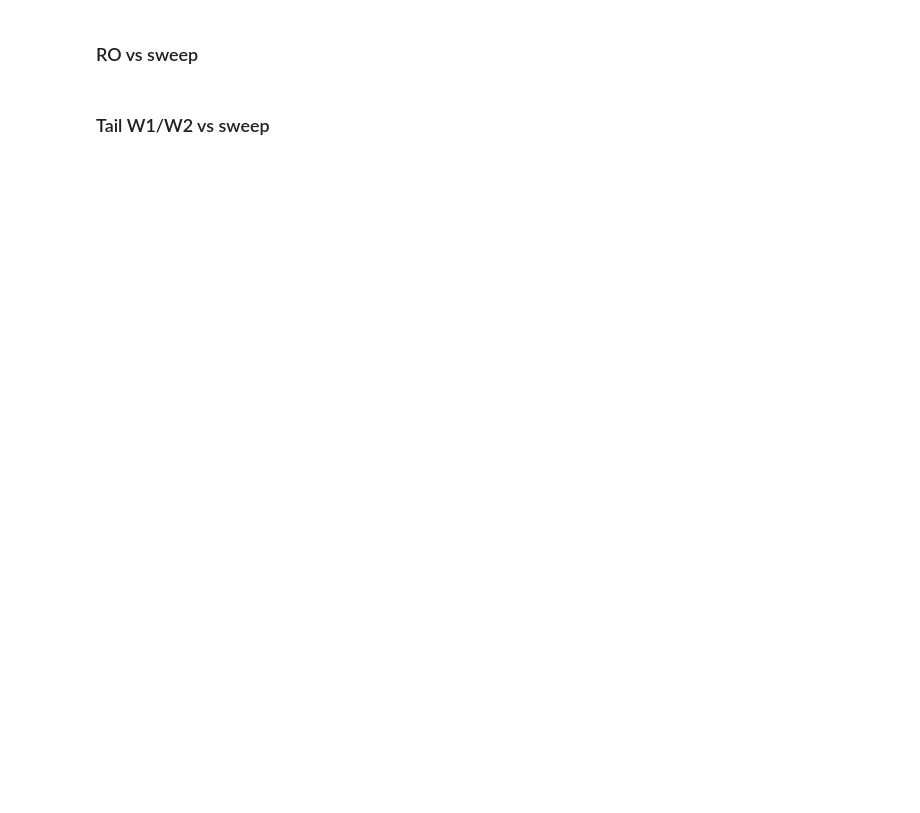
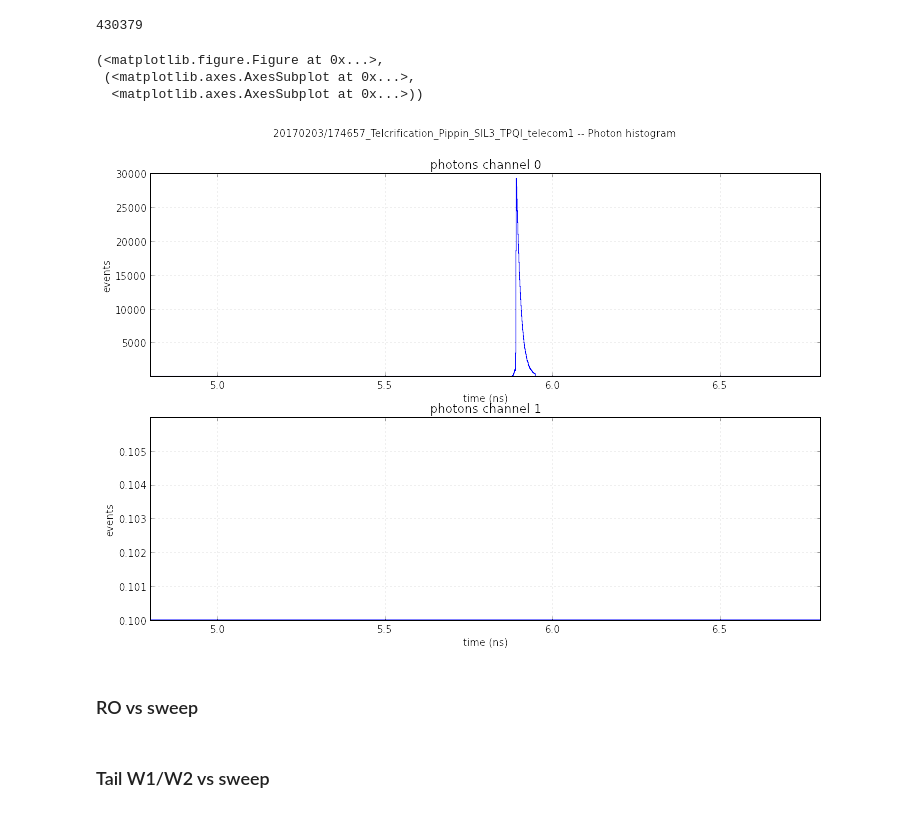
Before and after one commit to zaguros/analysis, a Jupyter notebook: notebooks/purification/LT4/Analyse MW_vs_optical.ipynb, the cells around one changed output. Drawn from its saved outputs; the diff is of its cells as text; code cells hidden in the pictures; blank space fills up the shorter version.

```diff
--- a/notebooks/purification/LT4/Analyse MW_vs_optical.ipynb
+++ b/notebooks/purification/LT4/Analyse MW_vs_optical.ipynb
@@ -9,5 +10,11 @@ a.get_readout_results('ssro')
 # %%
-pq_plots.plot_photon_hist(a.pqf,start = 9900,  length = 3000, hist_binsize = 1, save = False, log=False)
+pq_plots.plot_photon_hist(a.pqf,start = 4800,  length = 2000, hist_binsize = 1, save = False, log=False)
+# %% [output]
+430379
+(<matplotlib.figure.Figure at 0x...>,
+ (<matplotlib.axes.AxesSubplot at 0x...>,
+  <matplotlib.axes.AxesSubplot at 0x...>))
+[figure, added]
 # %%
 sp_lt = a.pqf['/PQ_special-1'].value
 ch_lt = a.pqf['/PQ_channel-1'].value
```
Also changed, not shown: parts of 1 cell of this notebook, 11 other files.
